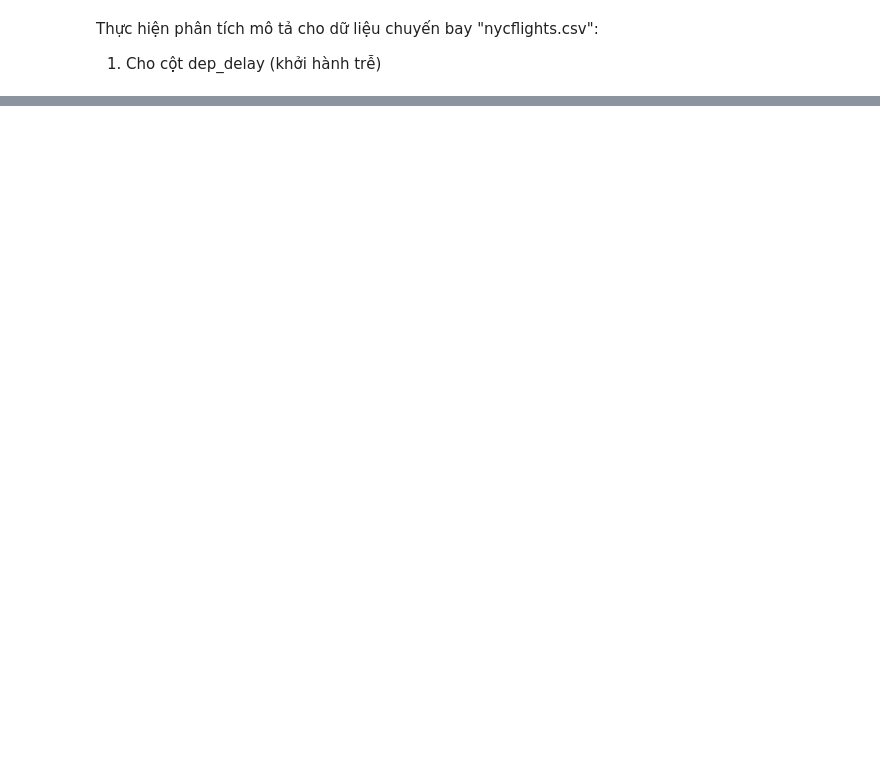
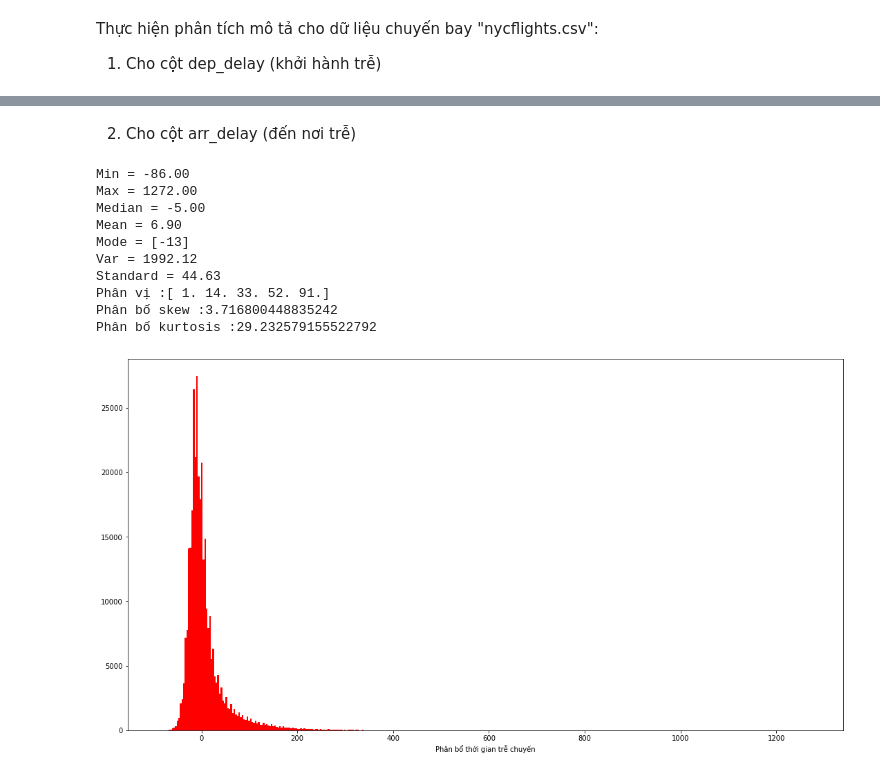
Before and after one commit to Hoanpc777/Python1, a Jupyter notebook: B7/[DS03]_[4.1]_[PhanCongHoan].ipynb, the cells around one changed output, grey strips where cells are left out. Saved outputs shown, nothing was run; the diff lists cells and outputs as text; code cells hidden in the pictures; blank space fills up the shorter version.

```diff
--- a/B7/[DS03]_[4.1]_[PhanCongHoan].ipynb
+++ b/B7/[DS03]_[4.1]_[PhanCongHoan].ipynb
@@ -17,0 +55,33 @@ print(data[0:10])
+# %% [markdown]
+2. Cho cột arr_delay (đến nơi trễ)
+# %%
+file = np.genfromtxt(r'C:\Users\Hoanpc.TSTDESK01\Desktop\Python\B7\flight-data\nycflights.csv',encoding='utf-8', delimiter=',',dtype=str)
+title = file[0,:]
+data = file[1:,:]
+index_arr_delay = np.where(title=='"arr_delay"')[0][0]
+arr_delay = data[:,index_arr_delay]
+delay = arr_delay[np.where(arr_delay!= 'NA')].astype(int)
+print(question(delay))
+#Phân vị
+print(f'Phân vị :{np.quantile(delay, [0.6,0.75,0.85,0.90,0.95])}')
+#Dạng phân bố
+print(f'Phân bố skew :{stats.skew(delay)}')
+print(f'Phân bố kurtosis :{stats.kurtosis(delay)}')
+#Khuynh hướng tập trung
+fig, ax = plt.subplots(figsize=(15,8),constrained_layout=True)
+ax.hist(delay, bins=400, color='red')
+ax.set_xlabel("Phân bổ thời gian trễ chuyến")
+plt.autoscale()
+plt.show()
+# %% [output]
+Min = -86.00
+Max = 1272.00
+Median = -5.00
+Mean = 6.90
+Mode = [-13]
+Var = 1992.12
+Standard = 44.63
+Phân vị :[ 1. 14. 33. 52. 91.]
+Phân bố skew :3.716800448835242
+Phân bố kurtosis :29.232579155522792
+[figure, added]
```
Also changed, not shown: parts of 9 cells of this notebook.
